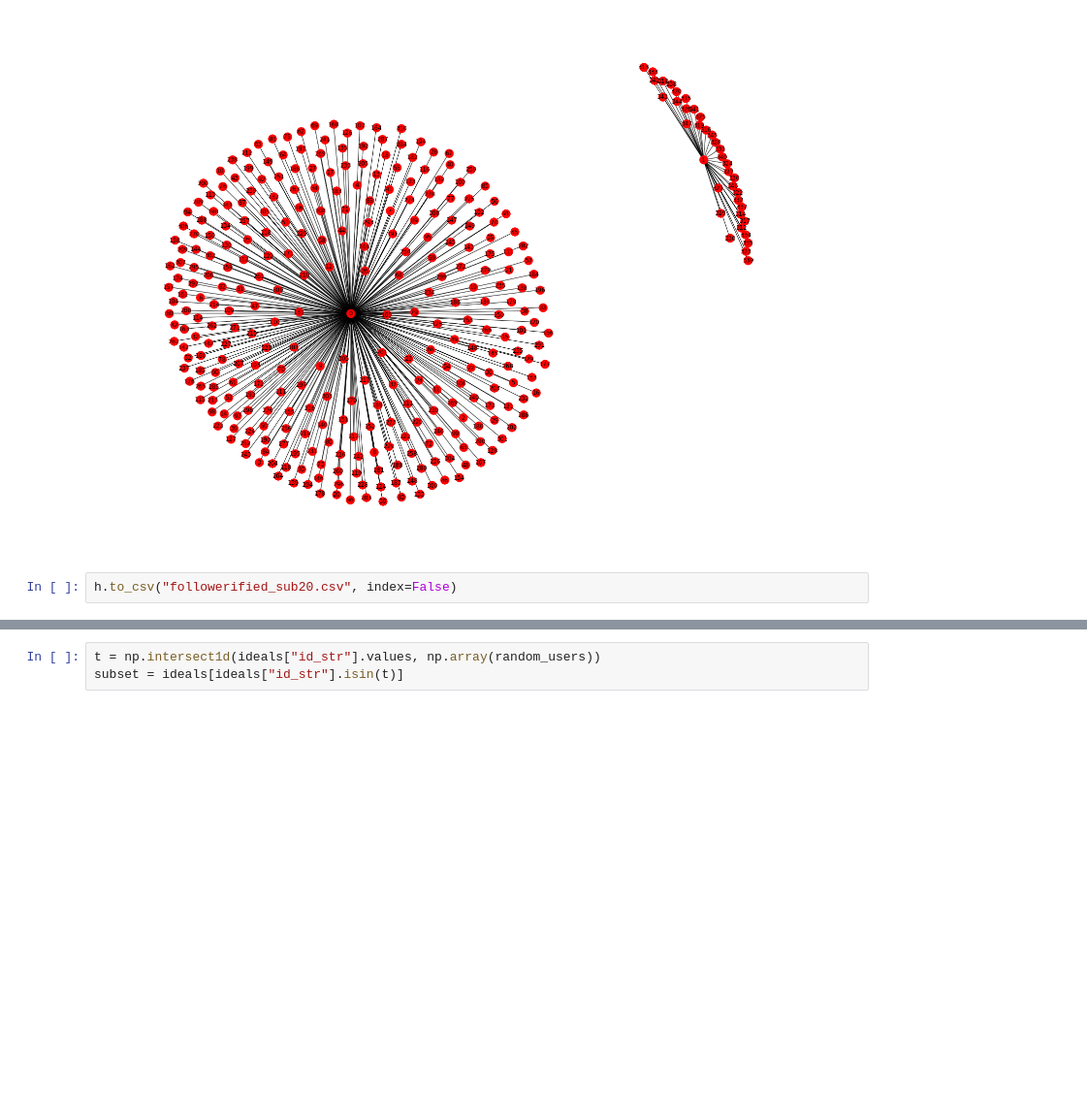
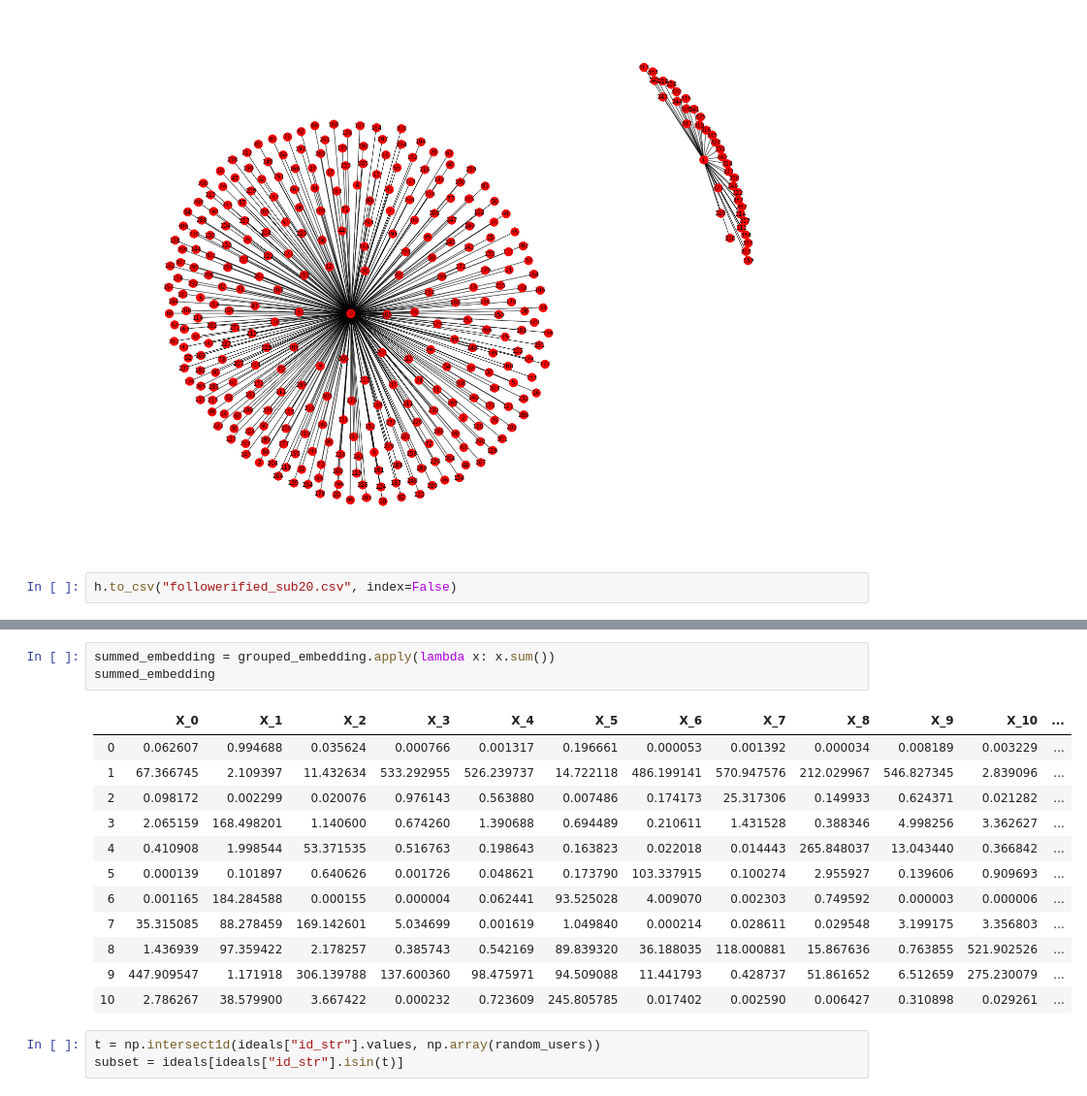
Before and after one commit to calebdre/capstone, a Jupyter notebook: notebook.ipynb, the cells around one changed output, grey strips where cells are left out. Shown: that part at 97% size. Drawn from its saved outputs; the diff is of its cells as text; blank space fills up the shorter version.

```diff
--- a/notebook.ipynb
+++ b/notebook.ipynb
@@ -132,3 +107,19 @@ ideals = ideals1.append(ideals2).append(ideals3)
+# %%
+summed_embedding = grouped_embedding.apply(lambda x: x.sum())
+summed_embedding
+# %% [output]
+|  | X_0 | X_1 | X_2 | X_3 | X_4 | X_5 | X_6 | X_7 | X_8 | X_9 | X_10 | ... |
+| 0 | 0.062607 | 0.994688 | 0.035624 | 0.000766 | 0.001317 | 0.196661 | 0.000053 | 0.001392 | 0.000034 | 0.008189 | 0.003229 | ... |
+| 1 | 67.366745 | 2.109397 | 11.432634 | 533.292955 | 526.239737 | 14.722118 | 486.199141 | 570.947576 | 212.029967 | 546.827345 | 2.839096 | ... |
+| 2 | 0.098172 | 0.002299 | 0.020076 | 0.976143 | 0.563880 | 0.007486 | 0.174173 | 25.317306 | 0.149933 | 0.624371 | 0.021282 | ... |
+| 3 | 2.065159 | 168.498201 | 1.140600 | 0.674260 | 1.390688 | 0.694489 | 0.210611 | 1.431528 | 0.388346 | 4.998256 | 3.362627 | ... |
+| 4 | 0.410908 | 1.998544 | 53.371535 | 0.516763 | 0.198643 | 0.163823 | 0.022018 | 0.014443 | 265.848037 | 13.043440 | 0.366842 | ... |
+| 5 | 0.000139 | 0.101897 | 0.640626 | 0.001726 | 0.048621 | 0.173790 | 103.337915 | 0.100274 | 2.955927 | 0.139606 | 0.909693 | ... |
+| 6 | 0.001165 | 184.284588 | 0.000155 | 0.000004 | 0.062441 | 93.525028 | 4.009070 | 0.002303 | 0.749592 | 0.000003 | 0.000006 | ... |
+| 7 | 35.315085 | 88.278459 | 169.142601 | 5.034699 | 0.001619 | 1.049840 | 0.000214 | 0.028611 | 0.029548 | 3.199175 | 3.356803 | ... |
+| 8 | 1.436939 | 97.359422 | 2.178257 | 0.385743 | 0.542169 | 89.839320 | 36.188035 | 118.000881 | 15.867636 | 0.763855 | 521.902526 | ... |
+| 9 | 447.909547 | 1.171918 | 306.139788 | 137.600360 | 98.475971 | 94.509088 | 11.441793 | 0.428737 | 51.861652 | 6.512659 | 275.230079 | ... |
+| 10 | 2.786267 | 38.579900 | 3.667422 | 0.000232 | 0.723609 | 245.805785 | 0.017402 | 0.002590 | 0.006427 | 0.310898 | 0.029261 | ... |
 # %%
 t = np.intersect1d(ideals["id_str"].values, np.array(random_users))
 subset = ideals[ideals["id_str"].isin(t)]
```
Also changed, not shown: parts of 30 cells of this notebook.
